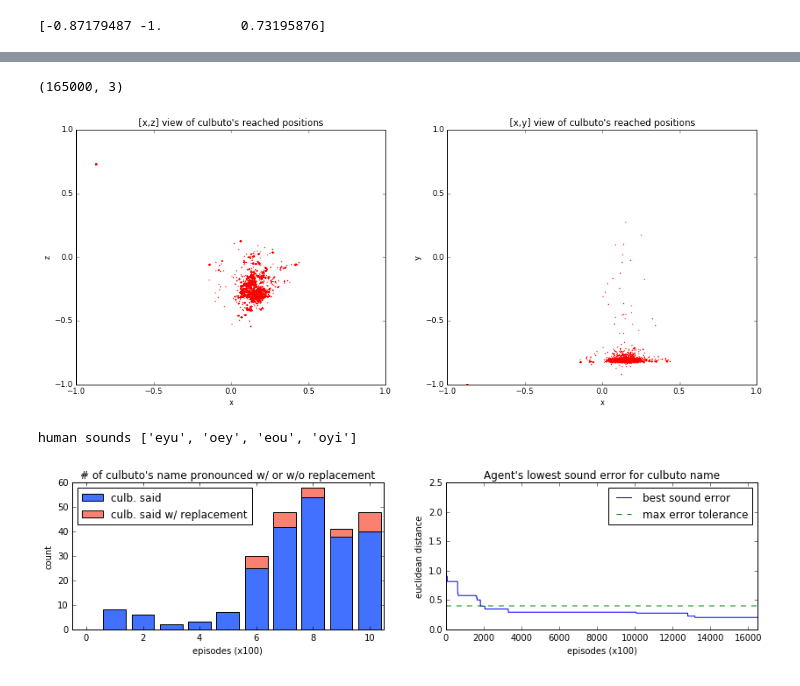
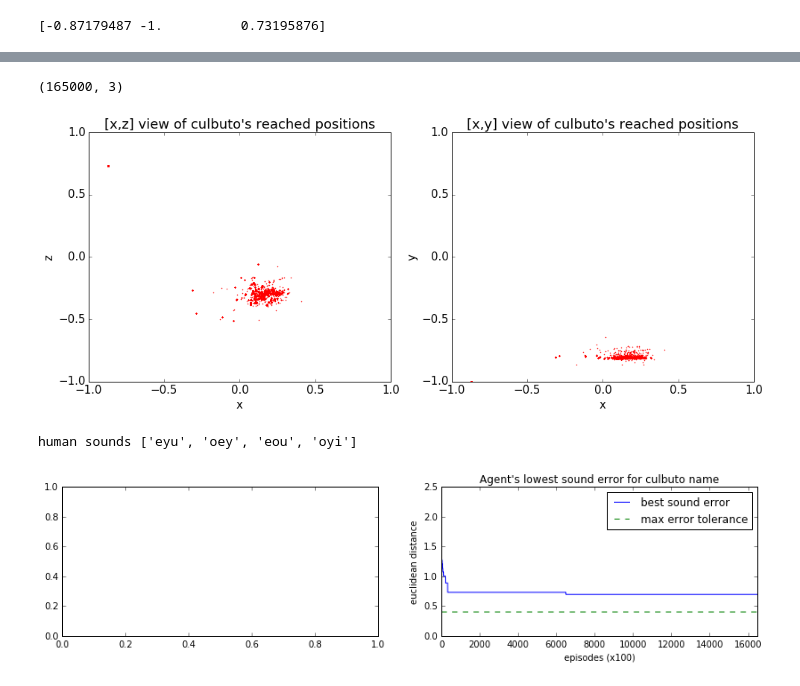
Before and after one commit to flowersteam/pobax_playground, a Jupyter notebook: notebooks/data_visualization.ipynb, the cells around one changed output, grey strips where cells are left out. Drawn from its saved outputs; the diff is of its cells as text; code cells hidden in the pictures.

Commit message:
fix wrong baxter reset and improve vizu notebook

```diff
--- a/notebooks/data_visualization.ipynb
+++ b/notebooks/data_visualization.ipynb
@@ -11,8 +11,9 @@ import scipy.stats as stats
 import matplotlib.pyplot as plt
 # %%
 # Step 1 load data
-data = pickle.load(open("../logs/test_vizu42.pickle","rb"))
-bk = pickle.load(open("../logs/test_vizu42_book_keeping.pickle","rb"))
+data_filename = 'random_motor_bab_0'
+data = pickle.load(open("../logs/"+data_filename+".pickle","rb"))
+bk = pickle.load(open("../logs/"+data_filename+"_book_keeping.pickle","rb"))
 nb_iter = len(data['observations'])
 # %%
 print "{} iterations loaded: {} arm, {} sound".format(nb_iter,
@@ -195,7 +196,7 @@ plt.savefig("culbuto_exploration.png", bbox_inches='tight')
 plt.show()
 # %% [output]
 (165000, 3)
-[figure, old version]
+[figure, new version]
 # %%
 import pickle
 from rospkg.rospack import RosPack
@@ -259,68 +260,69 @@ vocal_errors = []
 culb_name_said = []
 best_vocal_error = 10.
 for i,s in enumerate(sub_outcomes['agent_sound']['traj']):
     #denormalize s
     original_s = [d + 8.5 for d in s[:5]] + [d + 10.25 for d in s[5:]]
     res, best_vocal_error = analysis_sound(original_s, best_vocal_error)
     vocal_errors.append(best_vocal_error)
     if res == 'eyu':
         culb_name_said.append(i)
 
 # Plot sound error evolution
 f, (ax2, ax1) = plt.subplots(1,2,figsize=(14,3))
 ax1.plot(vocal_errors,color='blue',label='best sound error')
 ax1.plot([sound_tol]*len(vocal_errors),ls='--',
          color='green',
          label='max error tolerance')
 ax1.set_title("Agent's lowest sound error for culbuto name")
 ax1.set_ylabel('euclidean distance')
 ax1.set_xlabel('episodes (x100)')
 ax1.set_xlim(0,len(vocal_errors))
 ax1.legend()
 
 # Barplot plot
-culb_said_not_replaced = []
-culb_said_replaced = []
-for episode in culb_name_said:
-    if episode in culb_replaced:
-        culb_said_replaced.append(episode)
-    else:
-        culb_said_not_replaced.append(episode)
-barplot_step = 1500
-barplot_steps = np.arange(0,((nb_iter // barplot_step)+1)*barplot_step,barplot_step)
-count_culb_not_replaced = stats.binned_statistic(culb_said_not_replaced,
-                             np.arange(len(culb_said_not_replaced)),
-                             statistic='count',
-                             bins=barplot_steps).statistic
+if len(culb_name_said) > 0:
+    culb_said_not_replaced = []
+    culb_said_replaced = []
+    for episode in culb_name_said:
+        if episode in culb_replaced:
+            culb_said_replaced.append(episode)
+        else:
+            culb_said_not_replaced.append(episode)
+    barplot_step = 1500
+    barplot_steps = np.arange(0,((nb_iter // barplot_step)+1)*barplot_step,barplot_step)
+    count_culb_not_replaced = stats.binned_statistic(culb_said_not_replaced,
+                                 np.arange(len(culb_said_not_replaced)),
+                                 statistic='count',
+                                 bins=barplot_steps).statistic
 
-count_culb_replaced = stats.binned_statistic(culb_said_replaced,
-                             np.arange(len(culb_said_replaced)),
-                             statistic='count',
-                             bins=barplot_steps).statistic
+    count_culb_replaced = stats.binned_statistic(culb_said_replaced,
+                                 np.arange(len(culb_said_replaced)),
+                                 statistic='count',
+                                 bins=barplot_steps).statistic
 
-width = 0.8      # the width of the bars: can also be len(x) sequence
-ind = np.arange(len(count_culb_replaced))    # the x locations for the groups
-p1 = ax2.bar(ind, count_culb_not_replaced, color=(0.2588,0.4433,1.0),align='center', width=width)
-p2 = ax2.bar(ind, count_culb_replaced, color='salmon', bottom=count_culb_not_replaced,align='center', width=width)
+    width = 0.8      # the width of the bars: can also be len(x) sequence
+    ind = np.arange(len(count_culb_replaced))    # the x locations for the groups
+    p1 = ax2.bar(ind, count_culb_not_replaced, color=(0.2588,0.4433,1.0),align='center', width=width)
+    p2 = ax2.bar(ind, count_culb_replaced, color='salmon', bottom=count_culb_not_replaced,align='center', width=width)
 
-ax2.set_ylabel('count')
-ax2.set_xlabel('episodes (x100)')
-ax2.set_title("# of culbuto's name pronounced w/ or w/o replacement")
+    ax2.set_ylabel('count')
+    ax2.set_xlabel('episodes (x100)')
+    ax2.set_title("# of culbuto's name pronounced w/ or w/o replacement")
 
-#plt.xticks()
-#ax.set_yticks(np.arange(0, 81, 10))
-x_labels= []
-for i,val in enumerate(barplot_steps):
-    if i < len(barplot_steps)-1:
-        x_labels.append(str(val//100)+'-'+str(barplot_steps[i+1]//100))
+    #plt.xticks()
+    #ax.set_yticks(np.arange(0, 81, 10))
+    x_labels= []
+    for i,val in enumerate(barplot_steps):
+        if i < len(barplot_steps)-1:
+            x_labels.append(str(val//100)+'-'+str(barplot_steps[i+1]//100))
 
-ax2.set_xticks(ind[0::2],x_labels[0::2])
-ax2.set_xlim(min(ind)-0.5,max(ind)+0.5)
-ax2.legend((p1[0],p2[0]),('culb. said','culb. said w/ replacement'), loc=2)
+    ax2.set_xticks(ind[0::2],x_labels[0::2])
+    ax2.set_xlim(min(ind)-0.5,max(ind)+0.5)
+    ax2.legend((p1[0],p2[0]),('culb. said','culb. said w/ replacement'), loc=2)
 
-plt.savefig("culbuto_name_pronounced.pdf", bbox_inches='tight')
-plt.show()
+    plt.savefig("culbuto_name_pronounced.pdf", bbox_inches='tight')
+    plt.show()
 # %% [output]
-[figure, old version]
+[figure, new version]
 # %%
 np.arange(0,16500,2500)
```
Also changed, not shown: parts of 8 cells of this notebook, 1 other file.
